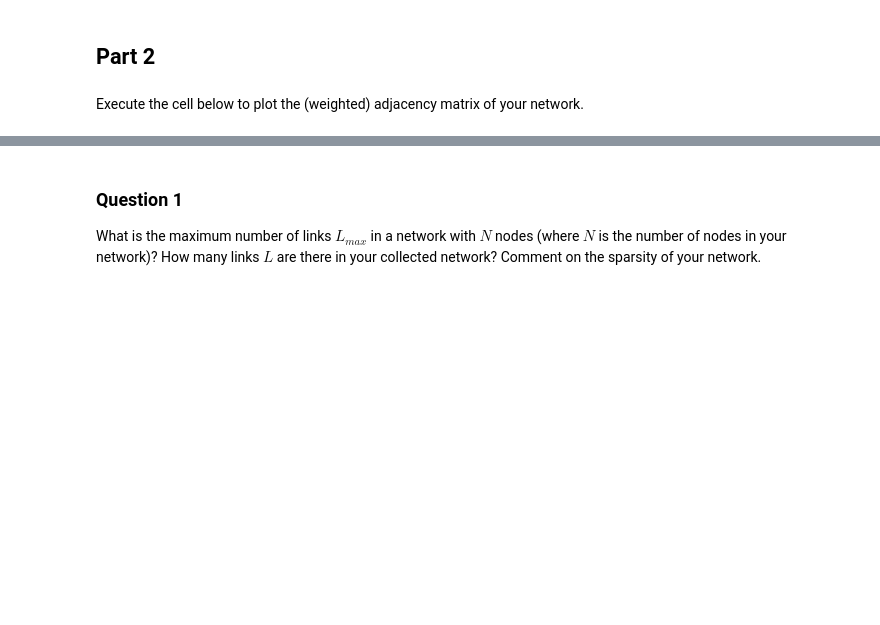
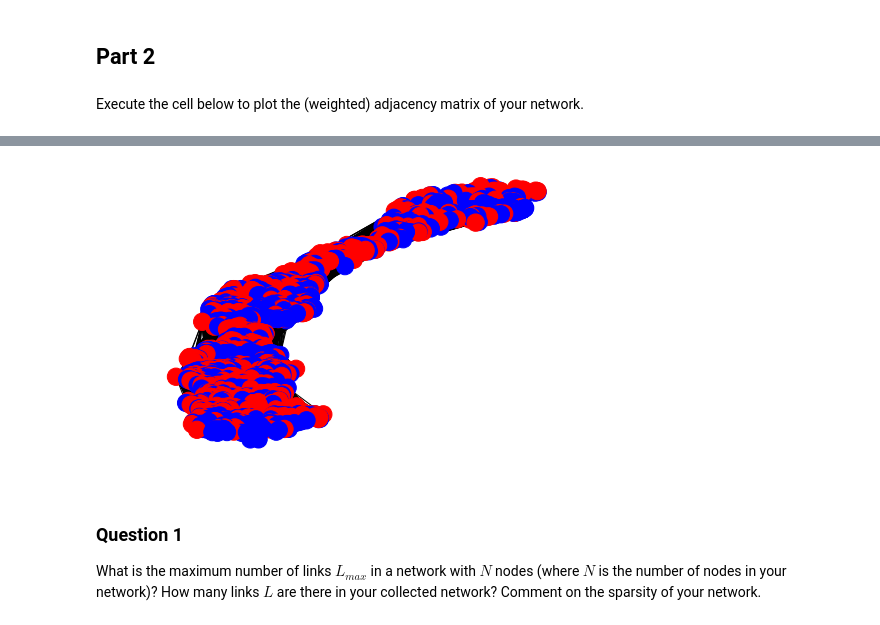
Before and after one commit to TTimTT/NTDS_Project, a Jupyter notebook: milestones_1/Joachim_1_network_properties.ipynb, the cells around one changed output, grey strips where cells are left out. Cells and saved outputs as stored; diff of their text form; code cells hidden in the pictures; blank space fills up the shorter version.

```diff
--- a/milestones_1/Joachim_1_network_properties.ipynb
+++ b/milestones_1/Joachim_1_network_properties.ipynb
@@ -155,3 +168,18 @@ Text(0.5, 1.05, 'adjacency matrix')
+# %%
+# tentative de faire un graph
+graph = nx.from_numpy_array(adjacency)
+# nx.draw_spring(graph)
+
+
+color_map = []
+for node in graph:
+    if dataSetSmall.loc[dataSetSmall.index[node],('genre','Unnamed: 519_level_1','Unnamed: 519_level_2')] =='Rock':
+        color_map.append('red')
+    else: color_map.append('blue')
+nx.draw(graph,node_color = color_map)
+nx.write_gexf(graph,'../data/rock_hiphop.gexf')
+# %% [output]
+[figure, added]
 # %% [markdown]
 ### Question 1
 
```
Also changed, not shown: parts of 11 cells of this notebook.
